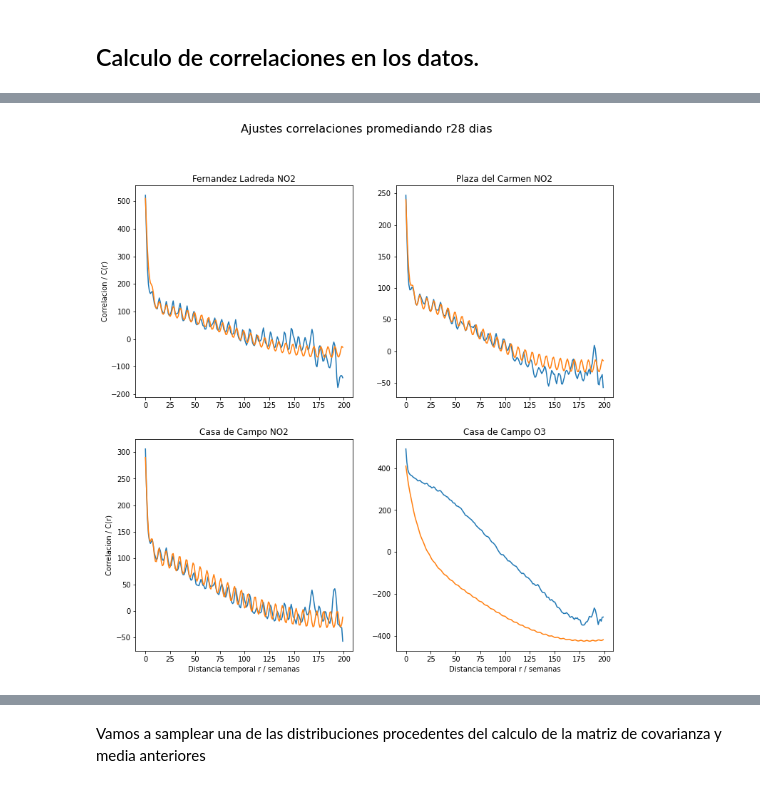
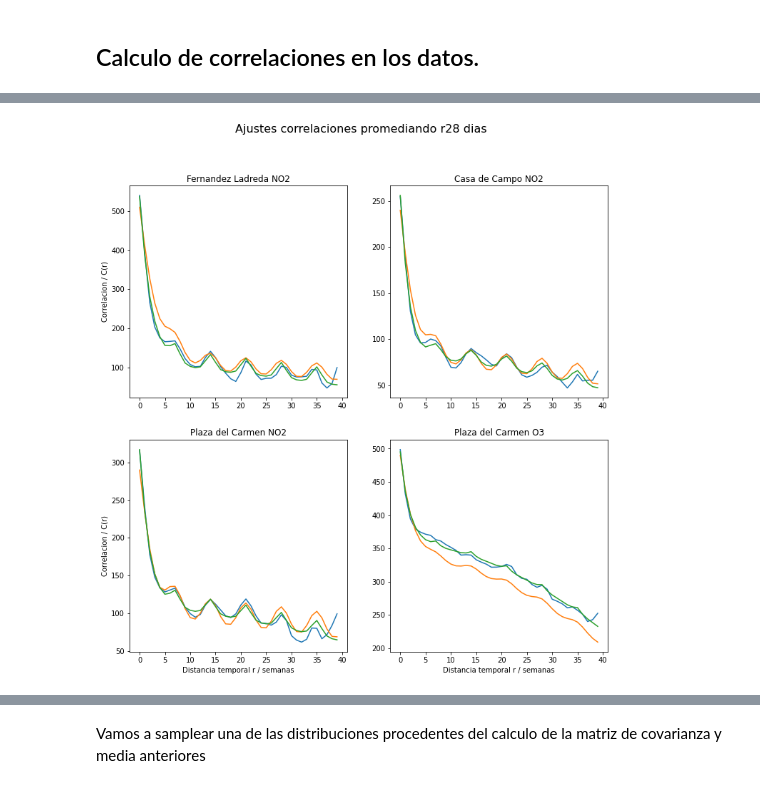
Before and after one commit to juanlu29/juanlu29, a Jupyter notebook: preprocesadoDatosContaminacionMadrid.ipynb, the cells around one changed output, grey strips where cells are left out. Drawn from its saved outputs; the diff is of its cells as text; code cells hidden in the pictures.

```diff
--- a/preprocesadoDatosContaminacionMadrid.ipynb
+++ b/preprocesadoDatosContaminacionMadrid.ipynb
@@ -271,7 +270,7 @@ longitudDatos = len(est56NO2_np)
 dx = (1./7) # Vamos a presentar en semanas la correlacion
 
 r10 = np.linspace(0,longitudDatos//10*dx,longitudDatos//10)
-p28 = 200
+p28 = 40
 r28 = np.arange(p28)
 r190 = np.linspace(0,longitudDatos//190*dx,longitudDatos//190)
 
@@ -296,21 +295,19 @@ correlaciones_03O3_r28 = correlaciones_promedio(len(est03O3_np),p28,est03O3_np[:
 from scipy.optimize import curve_fit
 
 # Prueba
-def prueba(x, a, d, l1, b, l2, omega, c, l3, omega2):
-	return a * np.exp(-np.power(l1,2)*x) + d + b*np.exp(-2*np.power(l2,2)*np.power(np.sin(omega*x),2)) + c*np.exp(-2*np.power(l3,2)*np.power(np.sin(omega2*x),2))
+def prueba(x, a, d, l1, b, l2, c, l3):
+	return a * np.exp(-np.power(l1,2)*x) + d + b*np.exp(-2*np.power(l2,2)*np.power(np.sin((np.pi/6.99270072993)*x),2)) + c*np.exp(-2*np.power(l3,2)*np.power(np.sin((np.pi/348.363636364)*x),2))
 
-def pruebaJac(x, a, d, l1, b, l2, omega, c, l3, omega2):
+def pruebaJac(x, a, d, l1, b, l2, c, l3):
 
-  j = np.zeros((len(x),9))
+  j = np.zeros((len(x),7))
   j[:,0] = np.exp(-np.power(l1,2)*x)
   j[:,1] = 1.
   j[:,2] = -2. * l1 * x * a * np.exp(-np.power(l1,2)*x)
-  j[:,3] = np.exp(-2*np.power(l2,2)*np.power(np.sin(omega*x),2))
-  j[:,4] = -4 * l2 *np.power(np.sin(omega*x),2)*b*np.exp(-2*l2*np.power(np.sin(omega*x),2))
-  j[:,5] = -4*l2*x*np.sin(omega*x)*np.cos(omega*x)*b*np.exp(-2*l2*np.power(np.sin(omega*x),2))
-  j[:,6] = np.exp(-2*np.power(l3,2)*np.power(np.sin(omega2*x),2))
-  j[:,7] = -4 * l3 *np.power(np.sin(omega2*x),2)*c*np.exp(-2*l3*np.power(np.sin(omega2*x),2))
-  j[:,8] = -4*l3*x*np.sin(omega2*x)*np.cos(omega2*x)*c*np.exp(-2*l3*np.power(np.sin(omega2*x),2))
+  j[:,3] = np.exp(-2*np.power(l2,2)*np.power(np.sin((np.pi/6.99270072993)*x),2))
+  j[:,4] = -4 * l2 *np.power(np.sin((np.pi/6.99270072993)*x),2)*b*np.exp(-2*l2*np.power(np.sin((np.pi/6.99270072993)*x),2))
+  j[:,5] = np.exp(-2*np.power(l3,2)*np.power(np.sin((np.pi/348.363636364)*x),2))
+  j[:,6] = -4 * l3 *np.power(np.sin((np.pi/348.363636364)*x),2)*c*np.exp(-2*l3*np.power(np.sin((np.pi/348.363636364)*x),2))
 
   return j
 
@@ -408,62 +405,72 @@ aproximacion2_y = 100.*np.exp(-2*(0.3)*np.power(np.sin(np.pi*aproximacion1_x*(1.
 aproximacion3_y = 250*np.power(np.exp(-2*(1.)*np.power(np.sin(np.pi*aproximacion1_x*(1./365.)),2)),1.005) - 100.
 
 ## curve fi
-#popt, _ = curve_fit(objective, np.arange(p28), correlaciones_56NO2_r28.CorrEstProm, bounds=(0, [np.inf,np.inf,np.inf]),jac=jacobiano )
+popt, _ = curve_fit(prueba, np.arange(p28), correlaciones_56NO2_r28.CorrEstProm, bounds=((100,-600,0.,20.,0.,50.,0.),(500,0.,5.,250.,5.,600.,5.)) ,jac=pruebaJac)
 # summarize the parameter values
-#a, d, l1 = popt
-#print("parametros encontrados :",popt)
+a, d, l1, b, l2, c, l3 = popt
+print("parametros encontrados :",popt)
+prueba_fl =  prueba(aproximacion1_x, a, d, l1, b, l2, c, l3)
 
 ajuste_fl_0 =  objective(aproximacion1_x, 380., 0., 1./np.sqrt(3.8))
 
-ajuste_fl_1 = objective1(aproximacion1_x, 100., 1./4., 13.01,0.)
+ajuste_fl_1 = objective1(aproximacion1_x, 100., 1./4., np.pi/6.99270072993,0.)
 
-ajuste_fl_2 = objective2(aproximacion1_x, 400., 1./4., np.pi/365.,-370)
+ajuste_fl_2 = objective2(aproximacion1_x, 400., 1./4., np.pi/348.363636364,-370)
 
 ajuste_fl = ajuste_fl_0 + ajuste_fl_1 + ajuste_fl_2
 
+## curve fi
+popt, _ = curve_fit(prueba, np.arange(p28), correlaciones_24NO2_r28.CorrEstProm, bounds=((100,-300,0.,0.,0.,50.,0.),(300,0.,5.,150.,5.,300.,5.)) ,jac=pruebaJac)
+# summarize the parameter values
+a, d, l1, b, l2, c, l3 = popt
+print("parametros encontrados :",popt)
+prueba_pc =  prueba(aproximacion1_x, a, d, l1, b, l2, c, l3)
+
 ajuste_pc_0 =  objective(aproximacion1_x, 150., 0., 1./np.sqrt(3.))
 
-ajuste_pc_1 = objective1(aproximacion1_x, 50., 1./4., 13.01,0.)
+ajuste_pc_1 = objective1(aproximacion1_x, 50., 1./4., np.pi/6.99270072993,0.)
 
-ajuste_pc_2 = objective2(aproximacion1_x, 150., 1./1.7, np.pi/365.,-110.)
+ajuste_pc_2 = objective2(aproximacion1_x, 150., 1./1.7, np.pi/348.363636364,-110.)
 
 ajuste_pc = ajuste_pc_0 + ajuste_pc_1 + ajuste_pc_2
 
 ## curve fi
-popt, _ = curve_fit(objective30, np.arange(p28), correlaciones_56NO2_r28.CorrEstProm , p0 =[500.,1./np.sqrt(5)], bounds = (0,(np.inf,np.inf)),jac=jacobiano30 )
+popt, _ = curve_fit(prueba, np.arange(p28), correlaciones_03NO2_r28.CorrEstProm, bounds=((100,-300,0.,0.,0.,50.,0.),(300,-0.,5.,150.,5.,300.,5.)) ,jac=pruebaJac)
 # summarize the parameter values
-a, l1 = popt
-#print("parametros encontrados :",popt)
+a, d, l1, b, l2, c, l3 = popt
+print("parametros encontrados :",popt)
+prueba_cpno2 =  prueba(aproximacion1_x, a, d, l1, b, l2, c, l3)
 
 ajuste_cpno2_0 =   objective(aproximacion1_x, 170., 0., 1./np.sqrt(3.))
 
-ajuste_cpno2_1 = objective1(aproximacion1_x, 80., 1./4, 13.021,0.)
+ajuste_cpno2_1 = objective1(aproximacion1_x, 80., 1./4, np.pi/6.99270072993,0.)
 
-ajuste_cpno2_2 = objective2(aproximacion1_x, 190., 1./2., np.pi/365.,-150.)
+ajuste_cpno2_2 = objective2(aproximacion1_x, 190., 1./2., np.pi/348.363636364,-150.)
 
 ajuste_cpno2 = ajuste_cpno2_0 + ajuste_cpno2_1 + ajuste_cpno2_2
 
 
+# curve fit
+popt, _ = curve_fit(prueba, np.arange(p28),correlaciones_03O3_r28.CorrEstProm, bounds=((100,-2000,0.,0.,0.,1000.,0.),(300,-200,5.,100.,5.,2500.,5.)), jac = pruebaJac )
+# summarize the parameter values
+a, d, l1, b, l2, c, l3 = popt
+print("parametros encontrados :",popt)
+prueba_cpo3 =  prueba(aproximacion1_x, a, d, l1, b, l2, c, l3)
+
 #ajuste_cpno2 +=  objective1(aproximacion1_x, 100., 1./4., 13.,0.)
-print(popt)
-ajuste_cpo3_0 =  objective(aproximacion1_x, 500., 0., 1./3.8)
+ajuste_cpo3_0 =  objective(aproximacion1_x, 150., 0., 1./np.sqrt(2.5))
 
-ajuste_cpo3_1 = objective1(aproximacion1_x, 10., 1./4., 13.1,0.)
+ajuste_cpo3_1 = objective1(aproximacion1_x, 20., 1./4., np.pi/6.99270072993,0.)
 
-ajuste_cpo3_2 = objective2(aproximacion1_x, 680., 1./3., np.pi/365.,-780.)
+ajuste_cpo3_2 = objective2(aproximacion1_x, 1880., 1./3.5, np.pi/348.363636364,-1560.)
 
 ajuste_cpo3 = ajuste_cpo3_0 + ajuste_cpo3_1 + ajuste_cpo3_2
 
 
 #oscilaciones = correlaciones_56NO2_r28.CorrEstProm - ajuste_fl
 
-# curve fi
-popt, _ = curve_fit(objective2, np.arange(p28),correlaciones_03O3_r28.CorrEstProm, bounds = ((0,1e-10,np.pi/200,-np.inf),(np.inf,np.inf,np.inf,0.)), jac=jacobiano2 )
-# summarize the parameter values
-b, l2, omega2, d = popt
-print("parametros encontrados :",popt)
 
-#ajuste_cpo3 =  objective2(aproximacion1_x, b, l2, omega2, d)
+
 
 ax11b.plot(r28,correlaciones_56NO2_r28.CorrEstProm)
 
@@ -480,10 +487,10 @@ ax21b.set_ylabel("Correlacion / C(r)")
 ax21b.set_xlabel("Distancia temporal r / semanas")
 ax22b.set_xlabel("Distancia temporal r / semanas")
 
-ax11b.set_title("Fernandez Ladreda NO2")
-ax12b.set_title("Plaza del Carmen NO2")
-ax21b.set_title("Casa de Campo NO2")
-ax22b.set_title("Casa de Campo O3")
+ax11b_j.set_title("Fernandez Ladreda NO2")
+ax12b_j.set_title("Casa de Campo NO2")
+ax21b_j.set_title("Plaza del Carmen NO2")
+ax22b_j.set_title("Plaza del Carmen O3")
 
 
 
@@ -493,24 +500,28 @@ grid_plots_datos_28.show()
 
 ax11b_j.plot(r28,correlaciones_56NO2_r28.CorrEstProm)
 ax11b_j.plot(aproximacion1_x,ajuste_fl)
+ax11b_j.plot(aproximacion1_x,prueba_fl)
 #ax11b_j.plot(aproximacion1_x,ajuste_fl_0)
 #ax11b_j.plot(aproximacion1_x,ajuste_fl_1)
 #ax11b_j.plot(aproximacion1_x,ajuste_fl_2)
 
 ax12b_j.plot(r28,correlaciones_24NO2_r28.CorrEstProm)
 ax12b_j.plot(aproximacion1_x,ajuste_pc)
+ax12b_j.plot(aproximacion1_x,prueba_pc)
 #ax12b_j.plot(aproximacion1_x,ajuste_pc_0)
 #ax12b_j.plot(aproximacion1_x,ajuste_pc_1)
 #ax12b_j.plot(aproximacion1_x,ajuste_pc_2)
 
 ax21b_j.plot(r28,correlaciones_03NO2_r28.CorrEstProm)
 ax21b_j.plot(aproximacion1_x,ajuste_cpno2)
+ax21b_j.plot(aproximacion1_x,prueba_cpno2)
 #ax21b_j.plot(aproximacion1_x,ajuste_cpno2_0)
 #ax21b_j.plot(aproximacion1_x,ajuste_cpno2_1)
 #ax21b_j.plot(aproximacion1_x,ajuste_cpno2_2)
 
 ax22b_j.plot(r28,correlaciones_03O3_r28.CorrEstProm)
 ax22b_j.plot(aproximacion1_x,ajuste_cpo3)
+ax22b_j.plot(aproximacion1_x,prueba_cpo3)
 #ax22b_j.plot(aproximacion1_x,ajuste_cpo3_0)
 #ax22b_j.plot(aproximacion1_x,ajuste_cpo3_1)
 #ax22b_j.plot(aproximacion1_x,ajuste_cpo3_2)
@@ -523,9 +534,9 @@ ax21b_j.set_xlabel("Distancia temporal r / semanas")
 ax22b_j.set_xlabel("Distancia temporal r / semanas")
 
 ax11b_j.set_title("Fernandez Ladreda NO2")
-ax12b_j.set_title("Plaza del Carmen NO2")
-ax21b_j.set_title("Casa de Campo NO2")
-ax22b_j.set_title("Casa de Campo O3")
+ax12b_j.set_title("Casa de Campo NO2")
+ax21b_j.set_title("Plaza del Carmen NO2")
+ax22b_j.set_title("Plaza del Carmen O3")
 
 
 
@@ -566 +583 @@ parametros encontrados : [ 1.35476395  2.19476188  1.05624685 -2.57377598]
-[figure, old version]
+[figure, new version]
```
Also changed, not shown: parts of 7 cells of this notebook.
